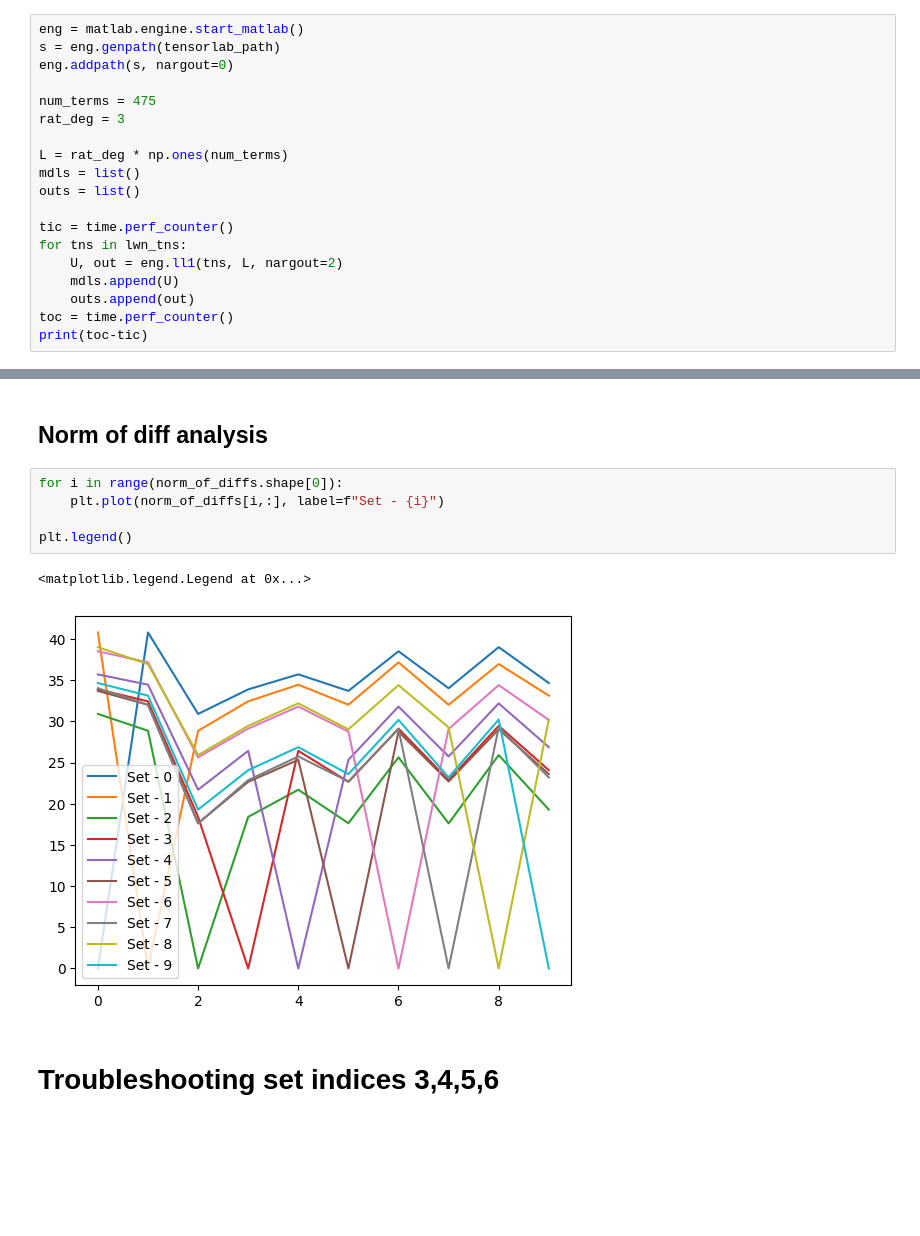
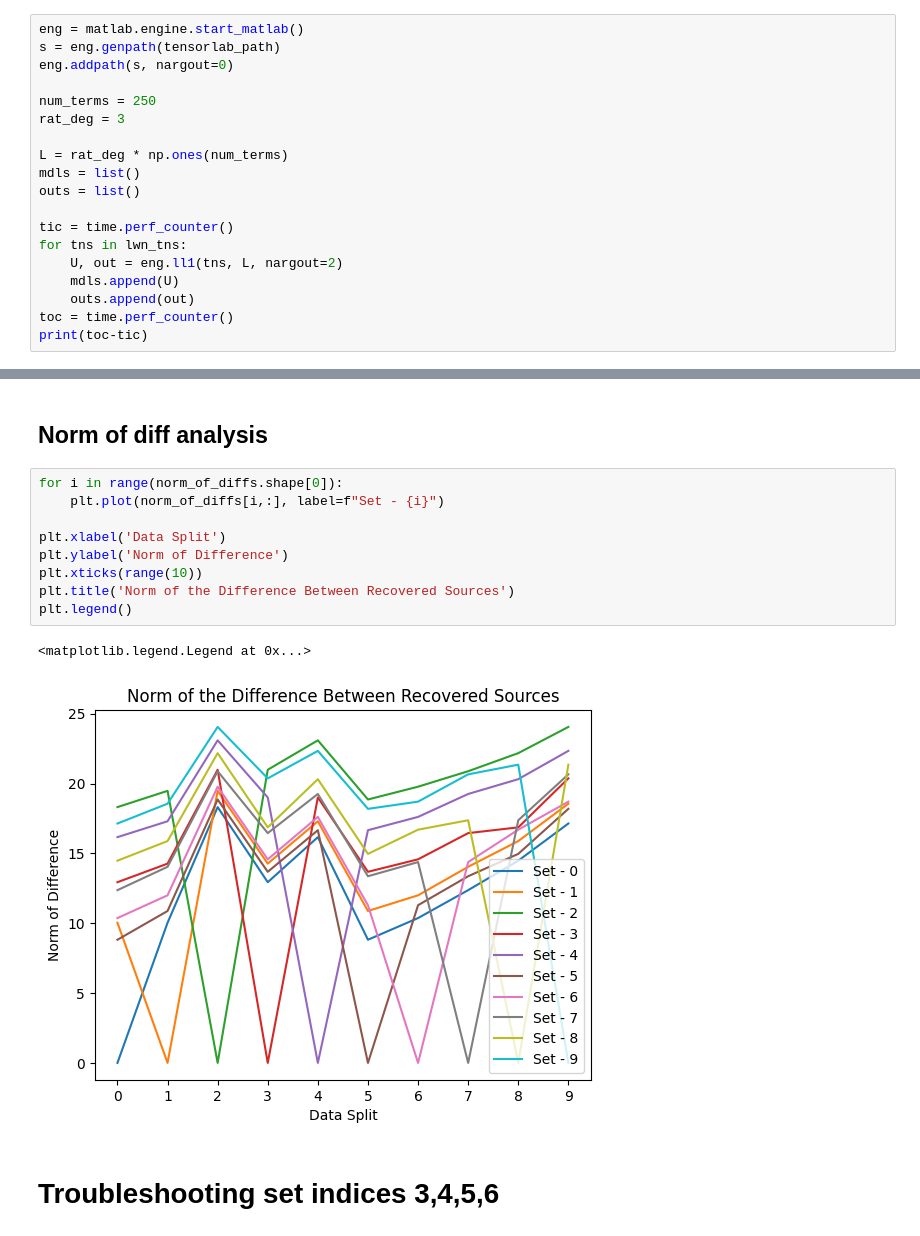
Before and after one commit to matthewmerris/TensorizedRatNets, a Jupyter notebook: notebooks/L300_baseline.ipynb, the cells around one changed output, grey strips where cells are left out. Saved outputs shown, nothing was run; the diff lists cells and outputs as text; blank space fills up the shorter version.

```diff
--- a/notebooks/L300_baseline.ipynb
+++ b/notebooks/L300_baseline.ipynb
@@ -57,7 +57,7 @@ eng = matlab.engine.start_matlab()
 s = eng.genpath(tensorlab_path)
 eng.addpath(s, nargout=0)
 
-num_terms = 475
+num_terms = 250
 rat_deg = 3
 
 L = rat_deg * np.ones(num_terms)
@@ -153,11 +163,15 @@ plt.legend()
 # %%
 for i in range(norm_of_diffs.shape[0]):
     plt.plot(norm_of_diffs[i,:], label=f"Set - {i}")
 
+plt.xlabel('Data Split')
+plt.ylabel('Norm of Difference')
+plt.xticks(range(10))
+plt.title('Norm of the Difference Between Recovered Sources')
 plt.legend()
 # %% [output]
 <matplotlib.legend.Legend at 0x...>
-[figure, old version]
+[figure, new version]
 # %% [markdown]
 # Troubleshooting set indices 3,4,5,6
 # %%
```
Also changed, not shown: parts of 5 cells of this notebook, 2 other files.
